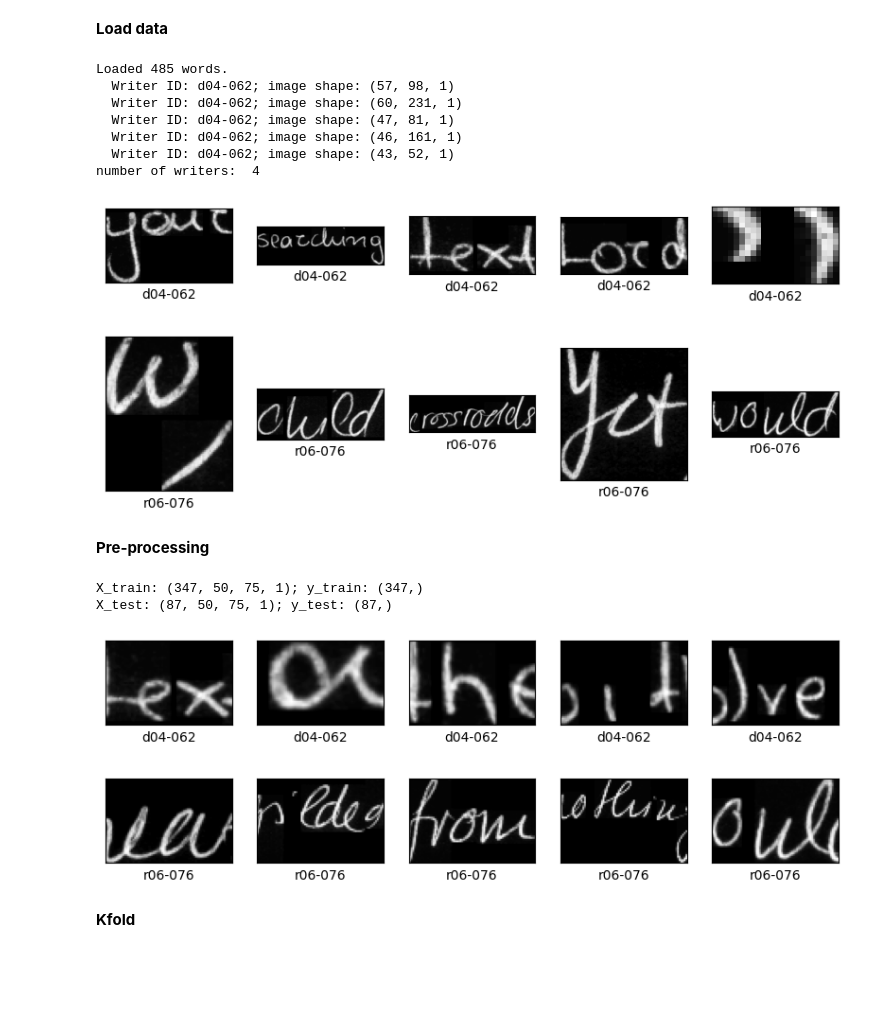
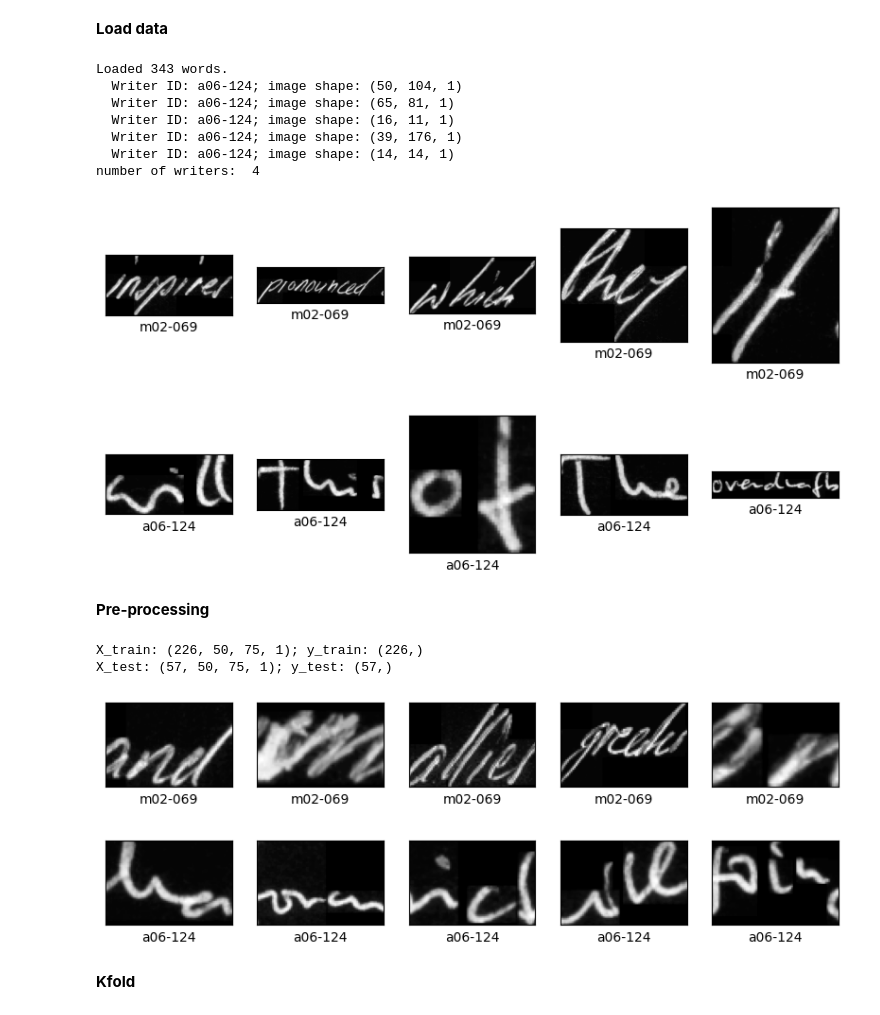
Before and after one commit to satche/botanist, a Jupyter notebook: botanist_cnn.ipynb, the cells around one changed output. Saved outputs shown, nothing was run; the diff lists cells and outputs as text; code cells hidden in the pictures; blank space fills up the shorter version.

```diff
--- a/botanist_cnn.ipynb
+++ b/botanist_cnn.ipynb
@@ -134,7 +129,12 @@ def load_words_data(data_path, metadata_path, selected_writers = []):
 def load_new_class_data(data_crop_path):
     new_class_data = []
 
-    for class_dir in os.listdir(data_crop_path):
+    class_dirs = os.listdir(data_crop_path)
+
+    # Select 2 random folders
+    selected_dirs = random.sample(class_dirs, 2)
+
+    for class_dir in selected_dirs:
         class_dir_path = os.path.join(data_crop_path, class_dir)
         image_files = os.listdir(class_dir_path)
 
@@ -171,41 +171,41 @@ def plot_images(images, labels, num=5, class_num=N_CLASSES):
     plt.figure(figsize=(10,10))
     for i in range(num):
         plt.subplot(class_num,num,i+1)
         plt.xticks([])
         plt.yticks([])
         plt.grid(False)
         plt.imshow(images[i], cmap=plt.cm.binary)
         plt.xlabel(labels[i])
     plt.show()
 
 def plot_random_samples(classes, num=5):
   for class_name in classes:
       class_indices = np.where(y_train == class_name)[0]
       size = min(num, len(class_indices))
       random_indices = np.random.choice(class_indices, size=size, replace=False)
       random_images = X_train[random_indices]
       plot_images(random_images, [class_name] * num)
 
 
 
 if DEBUG:
   print(f"Loaded {len(words_data)} words.")
   for entry in words_data[:5]:
       print(f"  Writer ID: {entry['writer_id']}; image shape: {entry['image_array'].shape}")
 
   print("number of writers: ", len(set([entry['writer_id'] for entry in words_data])))
 
   plot_random_samples(CLASSES)
 # %% [output]
-Loaded 485 words.
-  Writer ID: d04-062; image shape: (57, 98, 1)
-  Writer ID: d04-062; image shape: (60, 231, 1)
-  Writer ID: d04-062; image shape: (47, 81, 1)
-  Writer ID: d04-062; image shape: (46, 161, 1)
-  Writer ID: d04-062; image shape: (43, 52, 1)
+Loaded 343 words.
+  Writer ID: a06-124; image shape: (50, 104, 1)
+  Writer ID: a06-124; image shape: (65, 81, 1)
+  Writer ID: a06-124; image shape: (16, 11, 1)
+  Writer ID: a06-124; image shape: (39, 176, 1)
+  Writer ID: a06-124; image shape: (14, 14, 1)
 number of writers:  4
-[figure, old version]
+[figure, new version]
-[figure, old version]
+[figure, new version]
 # %% [markdown]
 **Pre-processing**
 # %%
@@ -257,10 +257,10 @@ if DEBUG:
   print(f"X_test: {X_test.shape}; y_test: {y_test.shape}")
   plot_random_samples(CLASSES)
 # %% [output]
-X_train: (347, 50, 75, 1); y_train: (347,)
-X_test: (87, 50, 75, 1); y_test: (87,)
+X_train: (226, 50, 75, 1); y_train: (226,)
+X_test: (57, 50, 75, 1); y_test: (57,)
-[figure, old version]
+[figure, new version]
-[figure, old version]
+[figure, new version]
 # %%
 # data augmentation
 
```
Also changed, not shown: parts of 4 cells of this notebook, 1 other file.
